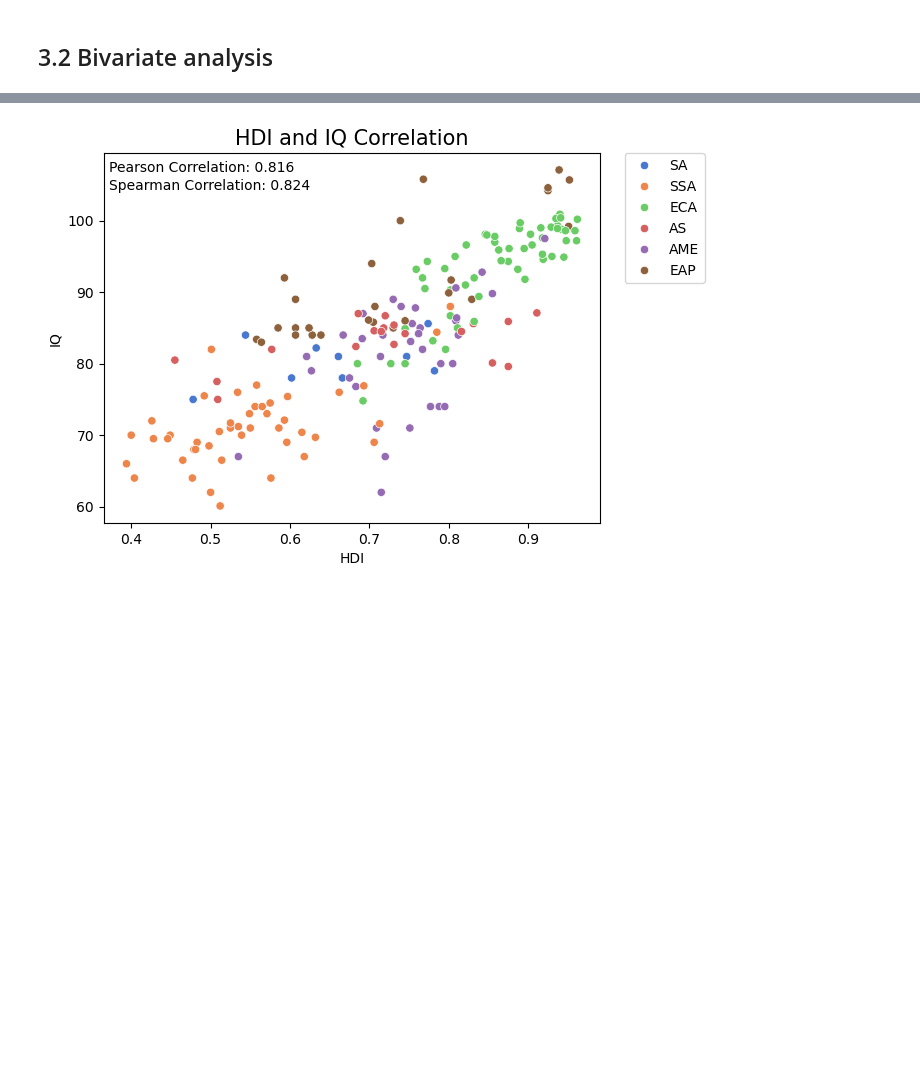
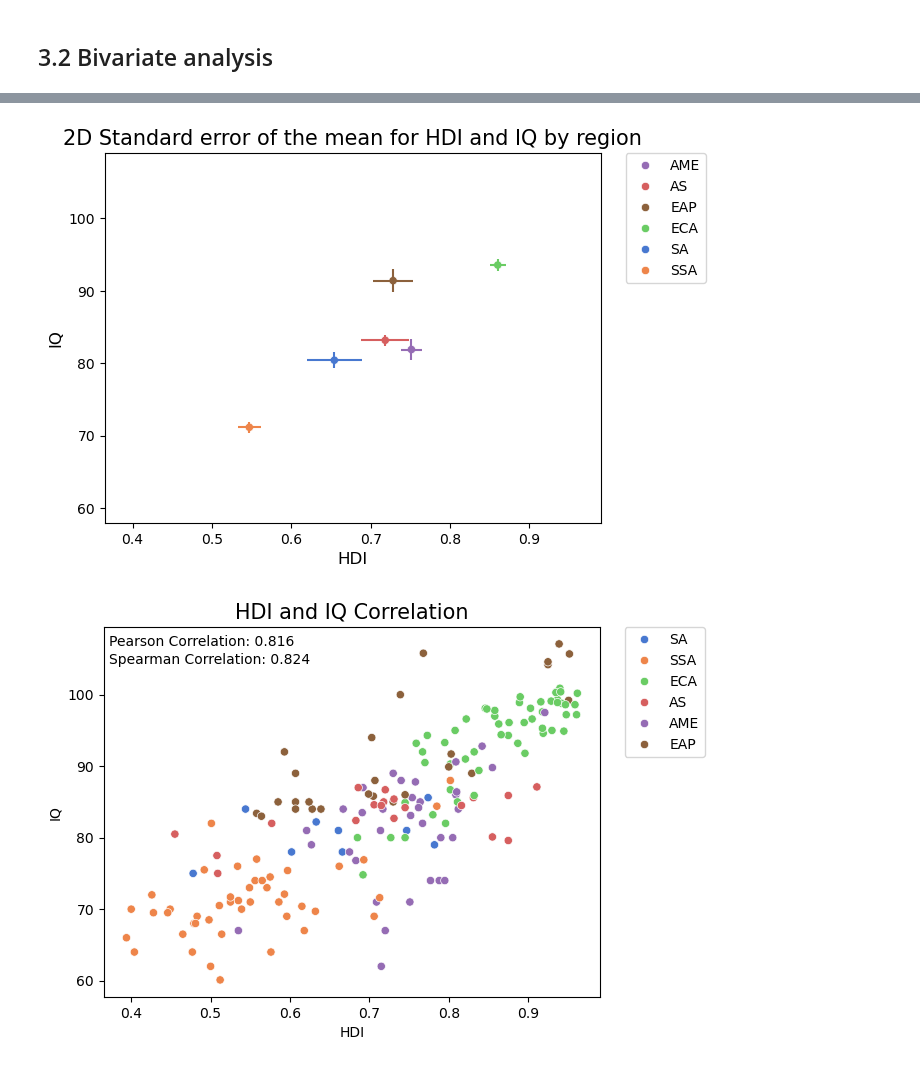
Before and after one commit to jakthehut/HDI-IQ-Analysis, a Jupyter notebook: hdi_iq_analysis_final.ipynb, the cells around one changed output, grey strips where cells are left out. Drawn from its saved outputs; the diff is of its cells as text; code cells hidden in the pictures; blank space fills up the shorter version.

Commit message:
errorbar plot

```diff
--- a/hdi_iq_analysis_final.ipynb
+++ b/hdi_iq_analysis_final.ipynb
@@ -558,7 +558,7 @@ plt.show()
 # %%
 # Creating color palette for the regions
 region_col = merged_df["Region"].unique()
-color_dict = dict(zip(region_col, sns.color_palette("muted", len(region_col))))
+color_dict = dict(sorted(dict(zip(region_col, sns.color_palette("muted", len(region_col)))).items()))
 # %%
 plt.figure(figsize=(8, 8))  # Increase the height of the figure
 
@@ -730,3 +730,6 @@ merged_df[merged_df['Region'] == 'AME'].sort_values(by='IQ', ascending=False).ta
 Saint Lucia is classified as a lower outlier.
 # %% [markdown]
 ## 3.2  Bivariate analysis
+# %%
+centroids = merged_df[['Region', 'HDI', 'IQ']].groupby('Region').mean()
+centroids
@@ -732,0 +745,3 @@ Saint Lucia is classified as a lower outlier.
+# %%
+sem_df = merged_df[['Region', 'HDI', 'IQ']].groupby('Region').sem()
+sem_df
@@ -733,3 +757,17 @@ Saint Lucia is classified as a lower outlier.
+# %%
+sns.scatterplot(data=centroids, x='HDI', y='IQ', hue='Region', palette=color_dict)
+plt.errorbar(centroids['HDI'], centroids['IQ'], xerr=sem_df['HDI'], yerr=sem_df['IQ'], ecolor=color_dict.values(), linestyle='')
+plt.ylim(58, 109)
+plt.xlim(0.365, 0.99)
+
+plt.title('2D Standard error of the mean for HDI and IQ by region', fontsize=15)
+plt.xlabel('HDI', fontsize=12)
+plt.ylabel('IQ', fontsize=12)
+
+plt.legend(bbox_to_anchor=(1.05, 1), loc='upper left', borderaxespad=0.)
+plt.show()
+# %% [output]
+[figure, added]
 # %%
 # Create a scatter plot of HDI and IQ correlation, adding a pearson correlation coefficient and a spearman correlation
 sns.scatterplot(data=merged_df, x='HDI', y='IQ', hue='Region', palette=color_dict)
```
Also changed, not shown: parts of 4 cells of this notebook, 1 other file.
